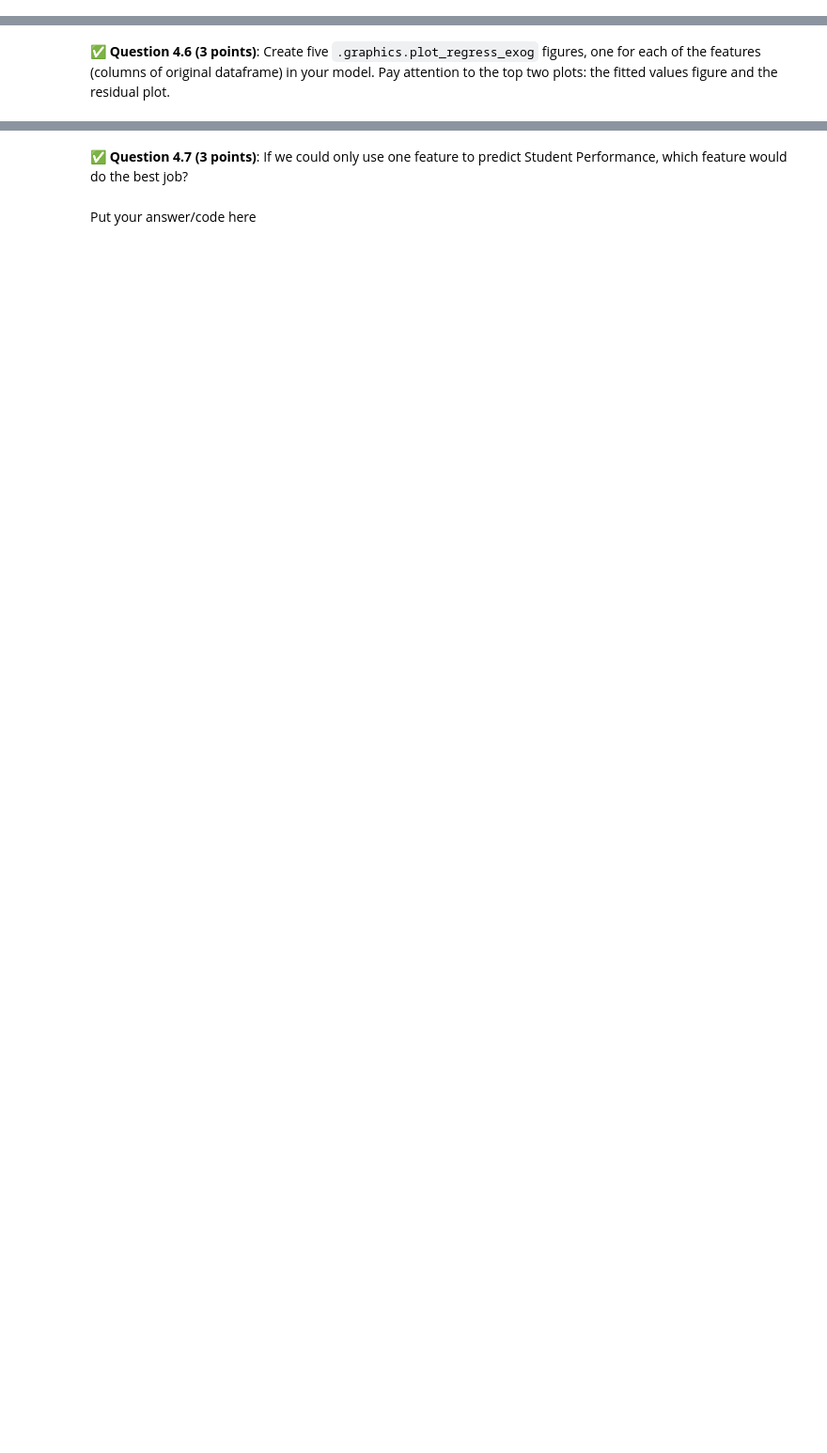
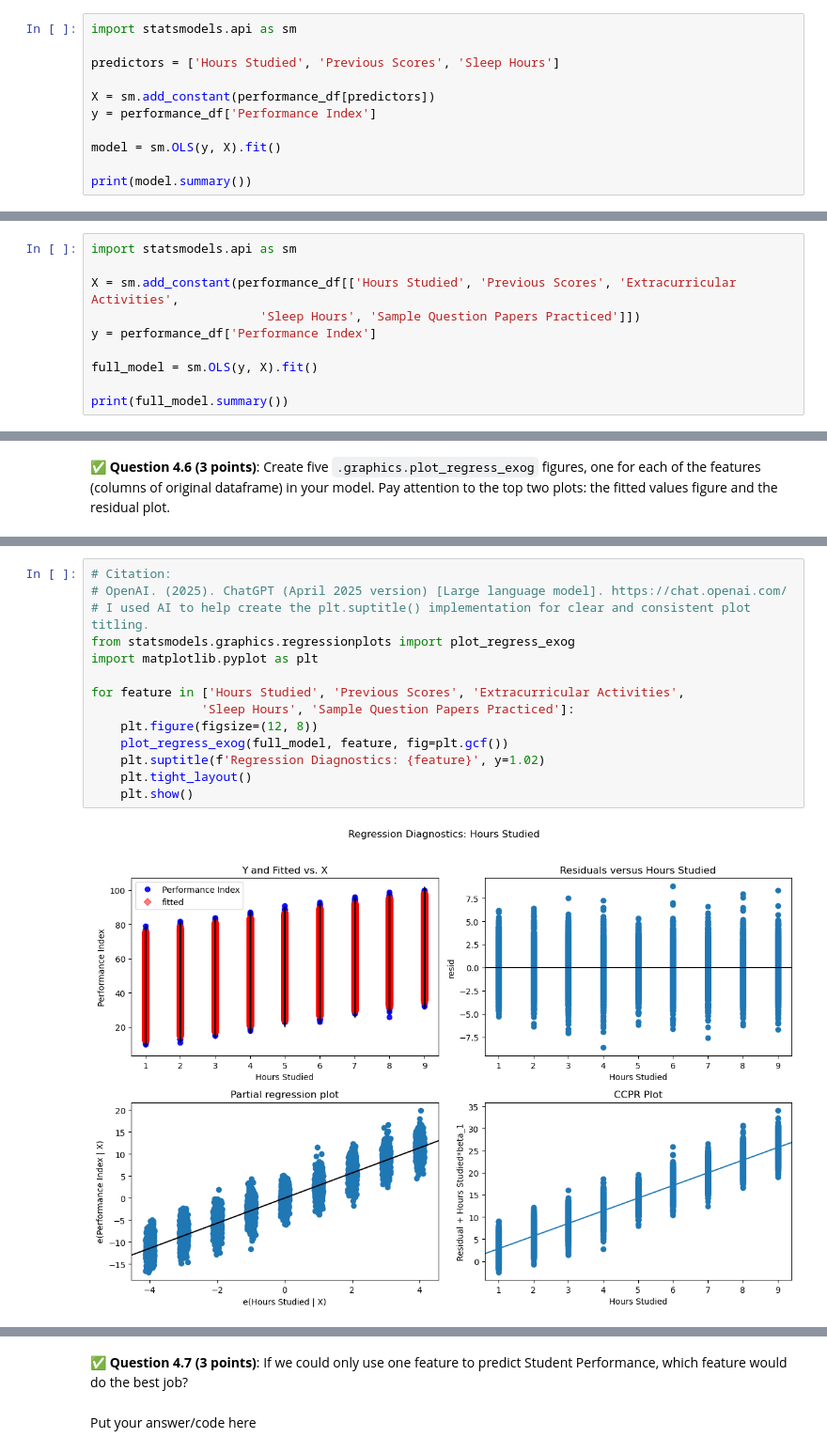
Before and after one commit to burririt/CMSE202-s25-turnin, a Jupyter notebook: hw-03/HW-03_Regression-S25-RithvikBurri.ipynb, the cells around one changed output, grey strips where cells are left out. Shown at 94% size. Saved outputs shown, nothing was run; the diff lists cells and outputs as text; blank space fills up the shorter version.

```diff
--- a/hw-03/HW-03_Regression-S25-RithvikBurri.ipynb
+++ b/hw-03/HW-03_Regression-S25-RithvikBurri.ipynb
@@ -257,0 +288,11 @@ First, download and read in this synthetic dataset of Student Performance. `http
+# %%
+import statsmodels.api as sm
+
+predictors = ['Hours Studied', 'Previous Scores', 'Sleep Hours']
+
+X = sm.add_constant(performance_df[predictors])
+y = performance_df['Performance Index']
+
+model = sm.OLS(y, X).fit()
+
+print(model.summary())
@@ -269,0 +331,10 @@ First, download and read in this synthetic dataset of Student Performance. `http
+# %%
+import statsmodels.api as sm
+
+X = sm.add_constant(performance_df[['Hours Studied', 'Previous Scores', 'Extracurricular Activities',
+                       'Sleep Hours', 'Sample Question Papers Practiced']])
+y = performance_df['Performance Index']
+
+full_model = sm.OLS(y, X).fit()
+
+print(full_model.summary())
@@ -277,0 +366,16 @@ First, download and read in this synthetic dataset of Student Performance. `http
+# %%
+# Citation:
+# OpenAI. (2025). ChatGPT (April 2025 version) [Large language model]. https://chat.openai.com/
+# I used AI to help create the plt.suptitle() implementation for clear and consistent plot titling.
+from statsmodels.graphics.regressionplots import plot_regress_exog
+import matplotlib.pyplot as plt
+
+for feature in ['Hours Studied', 'Previous Scores', 'Extracurricular Activities',
+               'Sleep Hours', 'Sample Question Papers Practiced']:
+    plt.figure(figsize=(12, 8))
+    plot_regress_exog(full_model, feature, fig=plt.gcf())
+    plt.suptitle(f'Regression Diagnostics: {feature}', y=1.02)
+    plt.tight_layout()
+    plt.show()
+# %% [output]
+[figure, added]
```
Also changed, not shown: parts of 16 cells of this notebook, 1 other file.
